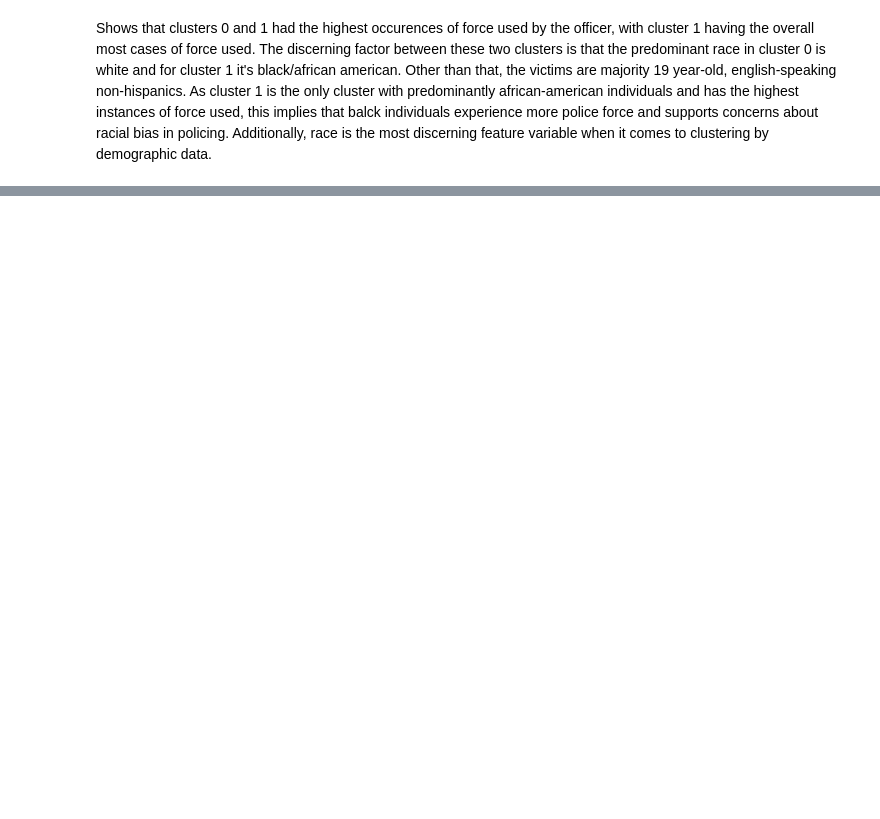
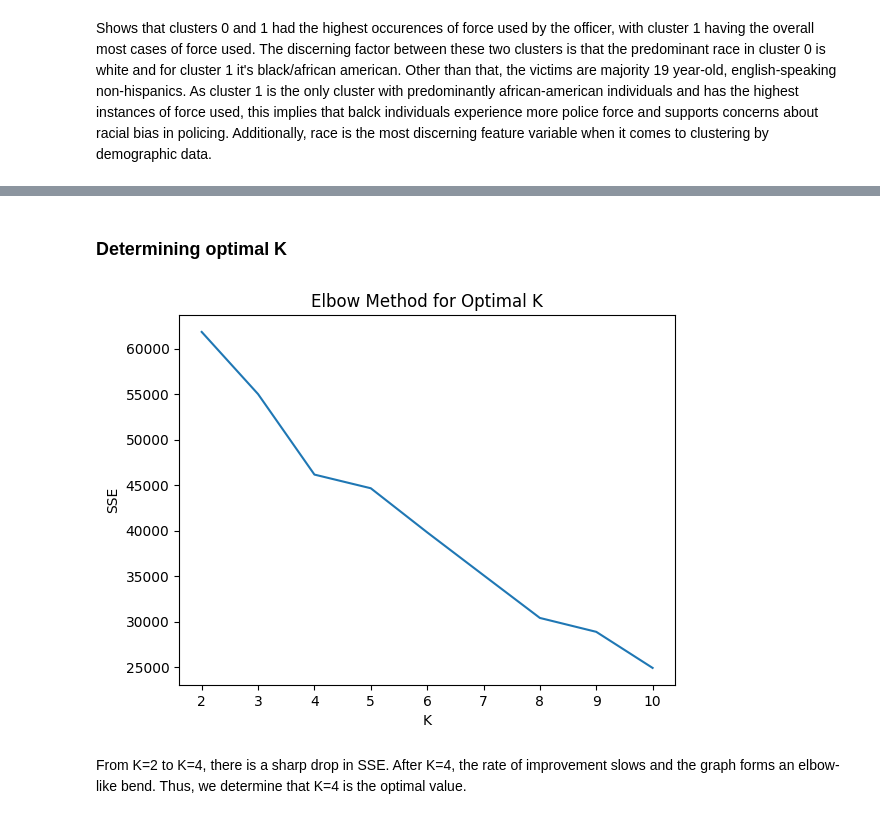
Before and after one commit to sophieganapolsky/ML4VA, a Jupyter notebook: SubsetClustering.ipynb, the cells around one changed output, grey strips where cells are left out. Drawn from its saved outputs; the diff is of its cells as text; code cells hidden in the pictures; blank space fills up the shorter version.

Commit message:
Clustered on identity vs enforcement data

```diff
--- a/SubsetClustering.ipynb
+++ b/SubsetClustering.ipynb
@@ -263,0 +305,5 @@ Shows that clusters 0 and 1 had the highest occurences of force used by the offi
+# %%
+enforce_var = ["RACE", "ETHNICITY", "AGE", "GENDER", "FORCE USED BY OFFICER",
+             "FORCE USED BY SUBJECT", "ACTION TAKEN"]
+enforce_data = terry_stops[enforce_var]
+enforce_data.head()
@@ -263,0 +348,11 @@ Shows that clusters 0 and 1 had the highest occurences of force used by the offi
+# %%
+transformed_data = full_pipeline.fit_transform(enforce_data)
+feature_names = (
+    list(num_attribs) +
+    list(cat_binary) +
+    list(full_pipeline.named_transformers_["cat_few"].get_feature_names_out(cat_few))
+)
+print(feature_names)
+
+transformed_data_dense = transformed_data.toarray()
+print(transformed_data_dense.shape)
@@ -263,0 +372,24 @@ Shows that clusters 0 and 1 had the highest occurences of force used by the offi
+# %% [markdown]
+### **Determining optimal K**
+# %%
+from sklearn.cluster import KMeans
+import matplotlib.pyplot as plt
+
+k_values = range(2,11)
+sse = []
+
+for k in k_values:
+    kmeans_model = KMeans(n_clusters=k, random_state=42)
+    kmeans_model.fit(transformed_data)
+    sse.append(kmeans_model.inertia_)
+
+plt.plot(k_values, sse)
+plt.xlabel('K')
+plt.ylabel('SSE')
+plt.title('Elbow Method for Optimal K')
+plt.xticks(k_values)
+plt.show()
+# %% [output]
+[figure, added]
+# %% [markdown]
+From K=2 to K=4, there is a sharp drop in SSE. After K=4, the rate of improvement slows and the graph forms an elbow-like bend. Thus, we determine that K=4 is the optimal value.
```
Also changed, not shown: parts of 30 cells of this notebook.
